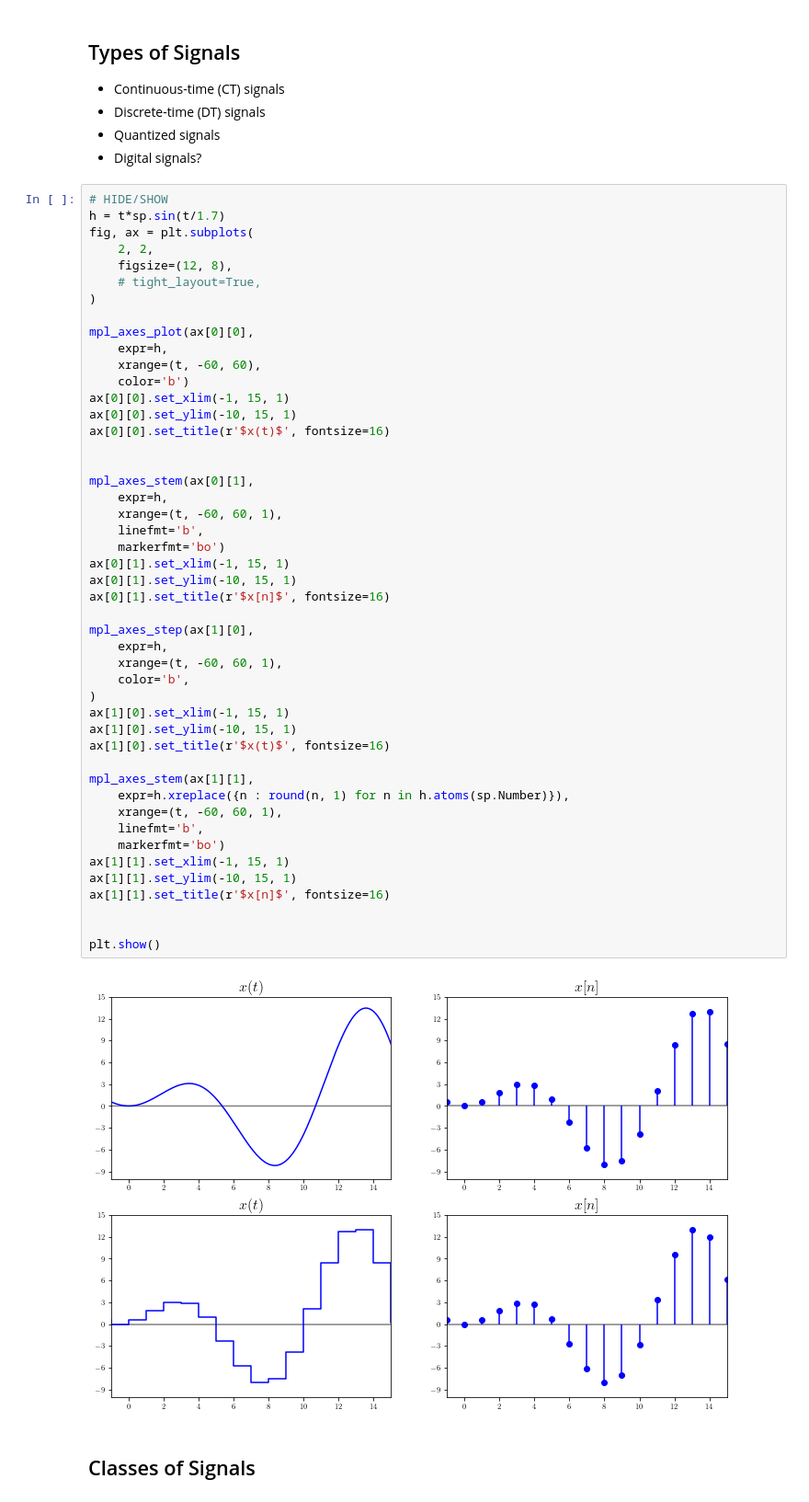
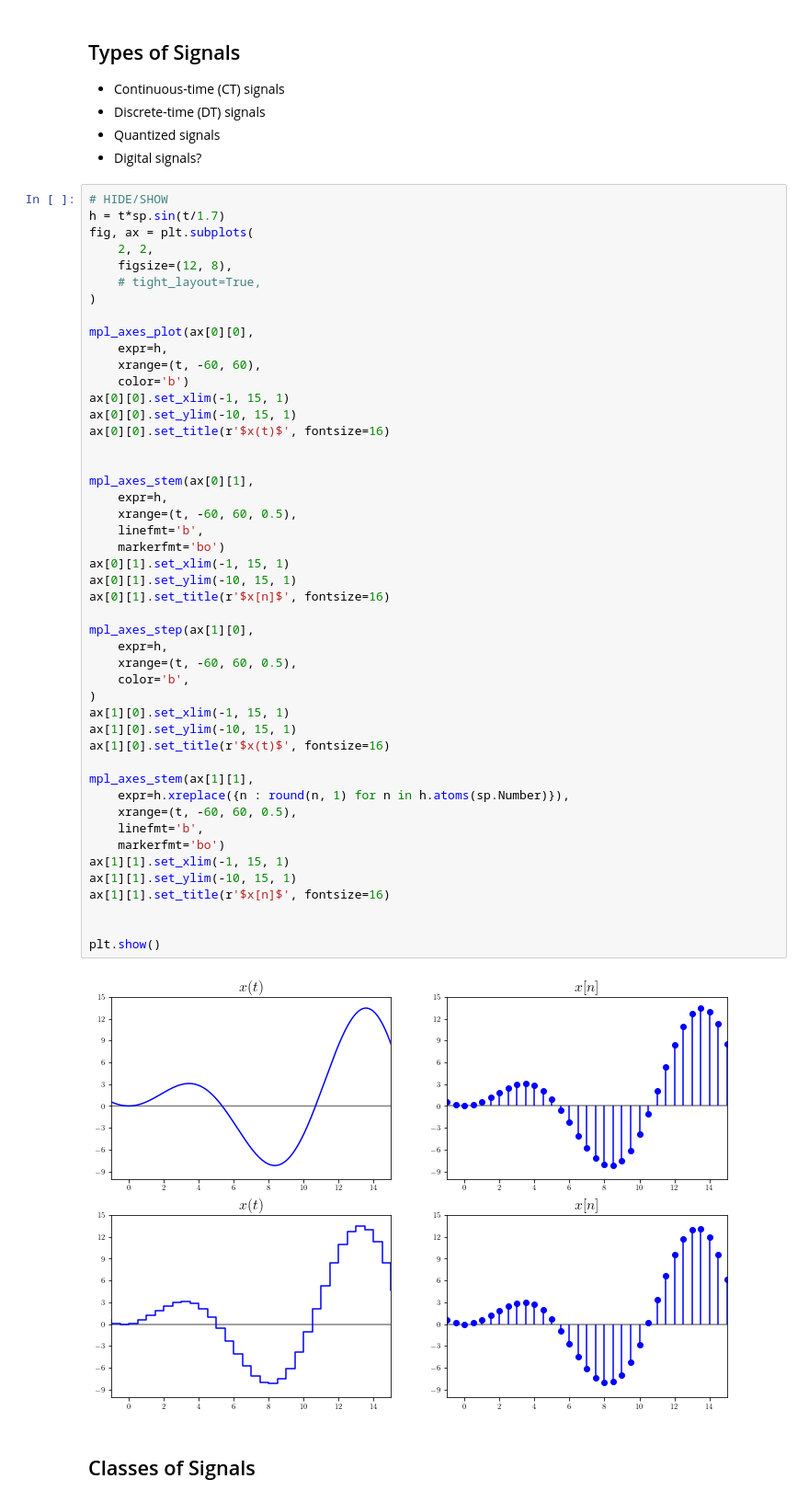
Before and after one commit to tmquan/ivcl, a Jupyter notebook: _sources/courses/dsp/intro.ipynb, the cells around one changed output. Shown: that part at 92% size. Drawn from its saved outputs; the diff is of its cells as text.

```diff
--- a/_sources/courses/dsp/intro.ipynb
+++ b/_sources/courses/dsp/intro.ipynb
@@ -121,37 +121,37 @@ ax[0][0].set_ylim(-10, 15, 1)
 ax[0][0].set_title(r'$x(t)$', fontsize=16)
 
 
 mpl_axes_stem(ax[0][1],
     expr=h,
-    xrange=(t, -60, 60, 1),
+    xrange=(t, -60, 60, 0.5),
     linefmt='b',
     markerfmt='bo')
 ax[0][1].set_xlim(-1, 15, 1)
 ax[0][1].set_ylim(-10, 15, 1)
 ax[0][1].set_title(r'$x[n]$', fontsize=16)
 
 mpl_axes_step(ax[1][0],
     expr=h,
-    xrange=(t, -60, 60, 1),
+    xrange=(t, -60, 60, 0.5),
     color='b',
 )
 ax[1][0].set_xlim(-1, 15, 1)
 ax[1][0].set_ylim(-10, 15, 1)
 ax[1][0].set_title(r'$x(t)$', fontsize=16)
 
 mpl_axes_stem(ax[1][1],
     expr=h.xreplace({n : round(n, 1) for n in h.atoms(sp.Number)}),
-    xrange=(t, -60, 60, 1),
+    xrange=(t, -60, 60, 0.5),
     linefmt='b',
     markerfmt='bo')
 ax[1][1].set_xlim(-1, 15, 1)
 ax[1][1].set_ylim(-10, 15, 1)
 ax[1][1].set_title(r'$x[n]$', fontsize=16)
 
 
 plt.show()
 # %% [output]
-[figure, old version]
+[figure, new version]
 # %% [markdown]
 ## Classes of Signals
 # %% [markdown]
```
Also changed, not shown: parts of 3 cells of this notebook, 5 other files.
